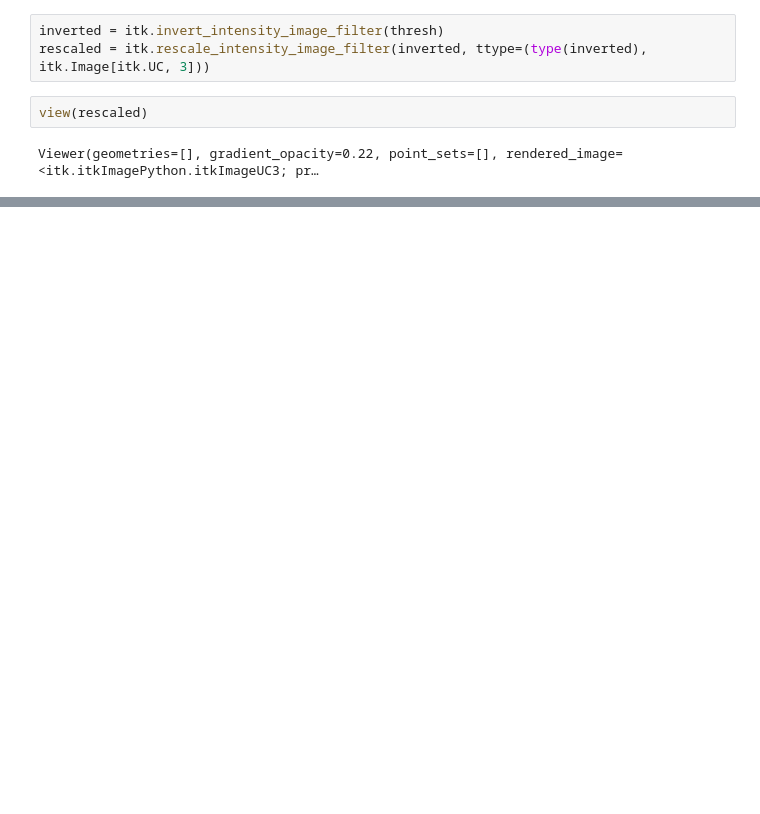
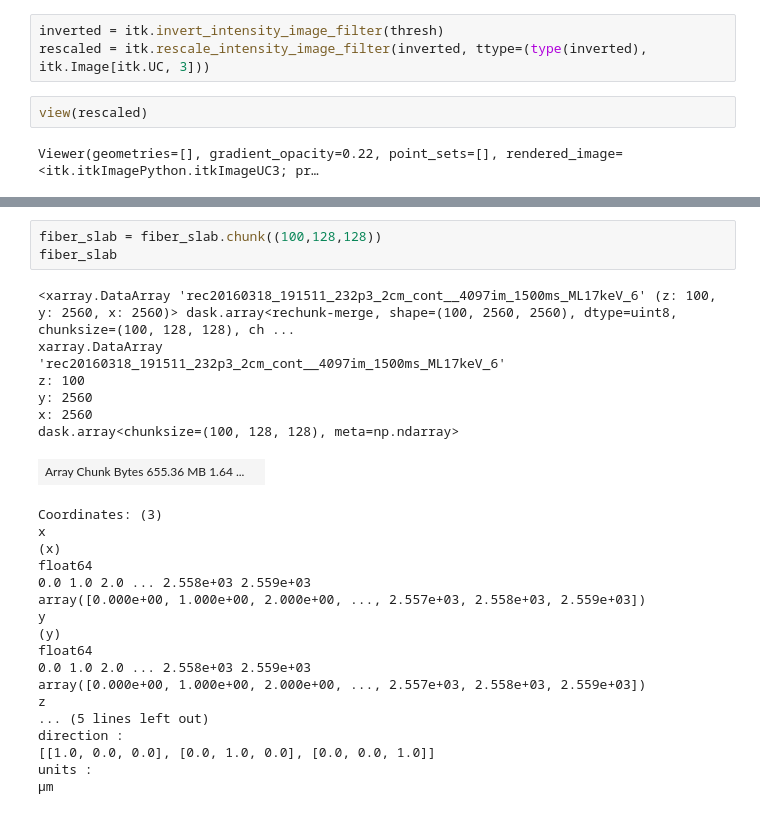
Before and after one commit to dani-lbnl/SC20_pyHPC, a Jupyter notebook: code/fiber_segmentation.ipynb, the cells around one changed output, grey strips where cells are left out. Cells and saved outputs as stored; diff of their text form; blank space fills up the shorter version.

```diff
--- a/code/fiber_segmentation.ipynb
+++ b/code/fiber_segmentation.ipynb
@@ -217,0 +198,29 @@ plt.hist(fcsr_skeleton.distances, bins=100)
+# %%
+fiber_slab = fiber_slab.chunk((100,128,128))
+fiber_slab
+# %% [output]
+<xarray.DataArray 'rec20160318_191511_232p3_2cm_cont__4097im_1500ms_ML17keV_6' (z: 100, y: 2560, x: 2560)> dask.array<rechunk-merge, shape=(100, 2560, 2560), dtype=uint8, chunksize=(100, 128, 128), ch ...
+xarray.DataArray
+'rec20160318_191511_232p3_2cm_cont__4097im_1500ms_ML17keV_6'
+z: 100
+y: 2560
+x: 2560
+dask.array<chunksize=(100, 128, 128), meta=np.ndarray>
+| Array Chunk Bytes 655.36 MB 1.64 ... |  |
+Coordinates: (3)
+x
+(x)
+float64
+0.0 1.0 2.0 ... 2.558e+03 2.559e+03
+array([0.000e+00, 1.000e+00, 2.000e+00, ..., 2.557e+03, 2.558e+03, 2.559e+03])
+y
+(y)
+float64
+0.0 1.0 2.0 ... 2.558e+03 2.559e+03
+array([0.000e+00, 1.000e+00, 2.000e+00, ..., 2.557e+03, 2.558e+03, 2.559e+03])
+z
+... (5 lines left out)
+direction :
+[[1.0, 0.0, 0.0], [0.0, 1.0, 0.0], [0.0, 0.0, 1.0]]
+units :
+μm
```
Also changed, not shown: parts of 34 cells of this notebook, 1 other file.
